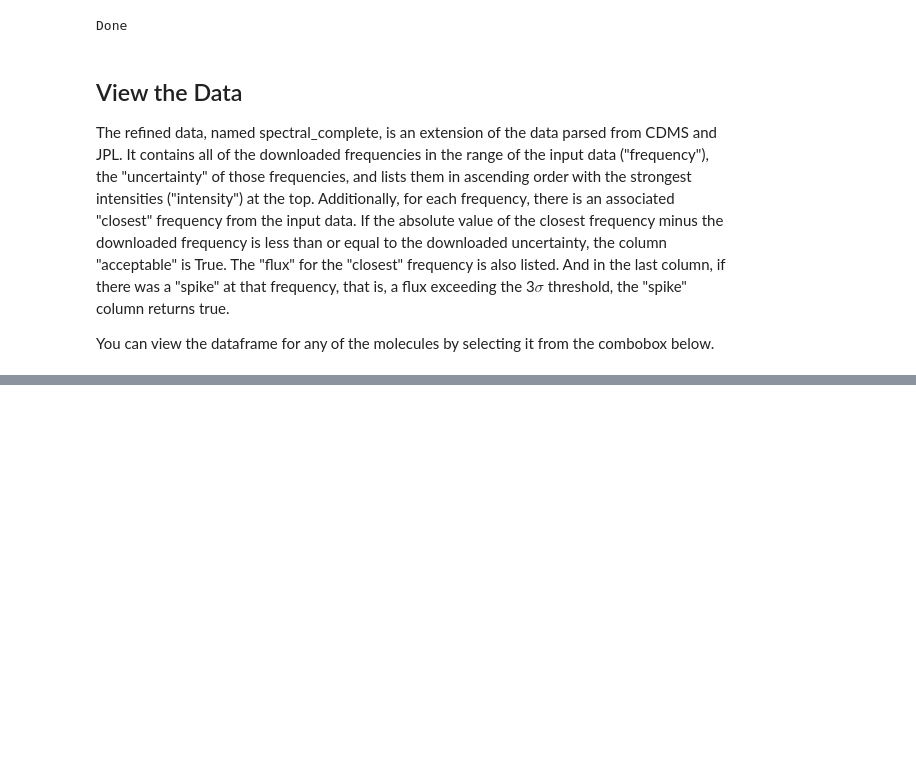
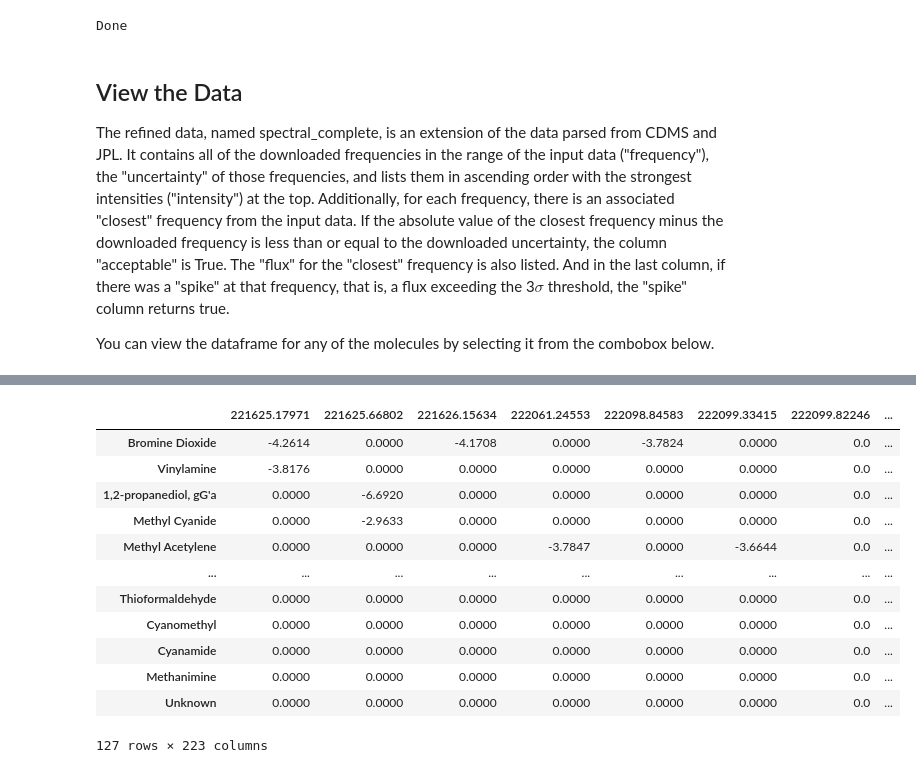
Before and after one commit to lavos84/NASA-Spectroscopy, a Jupyter notebook: Capstone.ipynb, the cells around one changed output, grey strips where cells are left out. Drawn from its saved outputs; the diff is of its cells as text; code cells hidden in the pictures; blank space fills up the shorter version.

Commit message:
Newest version.  Restructures data

```diff
--- a/Capstone.ipynb
+++ b/Capstone.ipynb
@@ -49,6 +49,7 @@ if os.path.isfile('./Data/all_molecules.csv'):
     print("\n--- Loading in all_molecules ---")
     all_molecules = pd.read_csv('./Data/all_molecules.csv', header = 0, index_col = 0).to_dict(orient = "index")
     generate_plot = False   # Whether or not to generate the plot
+    all_molecules_loaded = True    # Whether or not this dictionary was loaded in from a csv
     print("--- Complete ---\n")
 
 # read in spectral_lines if it exists
@@ -411,11 +428,34 @@ def find_matches(spectral_lines):
+# %%
+# Also add in the details for any "Unknown" frequency spikes if there are any
+def add_unknown(spectral_complete):
+    if "Unknown" in all_molecules.keys():
+        if all_molecules_loaded:
+            unknown_freqs = pd.Series(float(i) for i in all_molecules["Unknown"]["Occurances"].strip("[]").split(", "))
+            unknown_freqs *= 1000  # Convert GHz to MHz
+        else:
+            unknown_freqs = pd.Series(all_molecules["Unknown"]["Occurances"]) * 1000
+        spectral_complete["Unknown"] = pd.DataFrame(
+            data = {"frequency": full_data[closest_freq(unknown_freqs, full_data[:, 0]), 0],
+                    "uncertainty": [0] * len(unknown_freqs),
+                    "intensity": full_data[closest_freq(unknown_freqs, full_data[:, 0]), 1],
+                    "closest": full_data[closest_freq(unknown_freqs, full_data[:, 0]), 0],
+                    "acceptable": [True] * len(unknown_freqs),
+                    "flux": full_data[closest_freq(unknown_freqs, full_data[:, 0]), 1],
+                    "spike": [True] * len(unknown_freqs)})
+        spectral_complete["Unknown"] = spectral_complete["Unknown"].sort_values(
+            by = "intensity", ascending = False).reset_index(drop = True)
+        # Add one to each index so that it resembles rank.
+        spectral_complete["Unknown"].index += 1
+    return spectral_complete
 # %% [markdown]
 ## Refine the Data
 # %%
 if "spectral_complete" not in locals():
+    print("Refining spectral_lines...")
     # Define the dictionary 'spectral_complete'
-    # Iterate through each molecule in spectral_lines and determine if spikes are present in the input data
-    print("Refining spectral_lines...")
     spectral_complete = find_matches(spectral_lines)
+    # Add in the unknown frequecies (if applicable)
+    spectral_complete = add_unknown(spectral_complete)
     # Save the spectral_complete dictionary
     with open('./Data/spectral_complete.pkl', 'wb') as file:
         pickle.dump(spectral_complete, file, protocol = pickle.HIGHEST_PROTOCOL)
@@ -456,0 +497,30 @@ interactive(children=(Dropdown(description='Molecule:', options=('&alpha;-Alanin
+# %%
+spikes = []
+for dataset in data:
+    # Remove signals greater than 5 sigma by setting them equal to 0
+    moch_data = dataset.copy()
+    moch_data[np.where( moch_data[:, 1] >= 5 * np.std(moch_data[:, 1])), 1] = 0  # 0's fluxs >= 5 stddevs
+    frequencies = np.round(dataset[np.where( dataset[:, 1] >= 3 * np.std(moch_data[:, 1])), 0] * 1000, 5)[0]
+    spikes.extend(frequencies)
+molecules = list(spectral_complete.keys())
+data_matrix = pd.DataFrame(0.0, index = molecules, columns = spikes)
+
+for molecule in data_matrix.index:
+    data_matrix.loc[molecule].loc[
+        list(spectral_complete[molecule][spectral_complete[molecule]["spike"] == True]["closest"])
+    ] = list(spectral_complete[molecule][spectral_complete[molecule]["spike"] == True]["intensity"])
+data_matrix
+# %% [output]
+|  | 221625.17971 | 221625.66802 | 221626.15634 | 222061.24553 | 222098.84583 | 222099.33415 | 222099.82246 | ... |
+| Bromine Dioxide | -4.2614 | 0.0000 | -4.1708 | 0.0000 | -3.7824 | 0.0000 | 0.0 | ... |
+| Vinylamine | -3.8176 | 0.0000 | 0.0000 | 0.0000 | 0.0000 | 0.0000 | 0.0 | ... |
+| 1,2-propanediol, gG'a | 0.0000 | -6.6920 | 0.0000 | 0.0000 | 0.0000 | 0.0000 | 0.0 | ... |
+| Methyl Cyanide | 0.0000 | -2.9633 | 0.0000 | 0.0000 | 0.0000 | 0.0000 | 0.0 | ... |
+| Methyl Acetylene | 0.0000 | 0.0000 | 0.0000 | -3.7847 | 0.0000 | -3.6644 | 0.0 | ... |
+| ... | ... | ... | ... | ... | ... | ... | ... | ... |
+| Thioformaldehyde | 0.0000 | 0.0000 | 0.0000 | 0.0000 | 0.0000 | 0.0000 | 0.0 | ... |
+| Cyanomethyl | 0.0000 | 0.0000 | 0.0000 | 0.0000 | 0.0000 | 0.0000 | 0.0 | ... |
+| Cyanamide | 0.0000 | 0.0000 | 0.0000 | 0.0000 | 0.0000 | 0.0000 | 0.0 | ... |
+| Methanimine | 0.0000 | 0.0000 | 0.0000 | 0.0000 | 0.0000 | 0.0000 | 0.0 | ... |
+| Unknown | 0.0000 | 0.0000 | 0.0000 | 0.0000 | 0.0000 | 0.0000 | 0.0 | ... |
+127 rows × 223 columns
```
Also changed, not shown: parts of 8 cells of this notebook.
